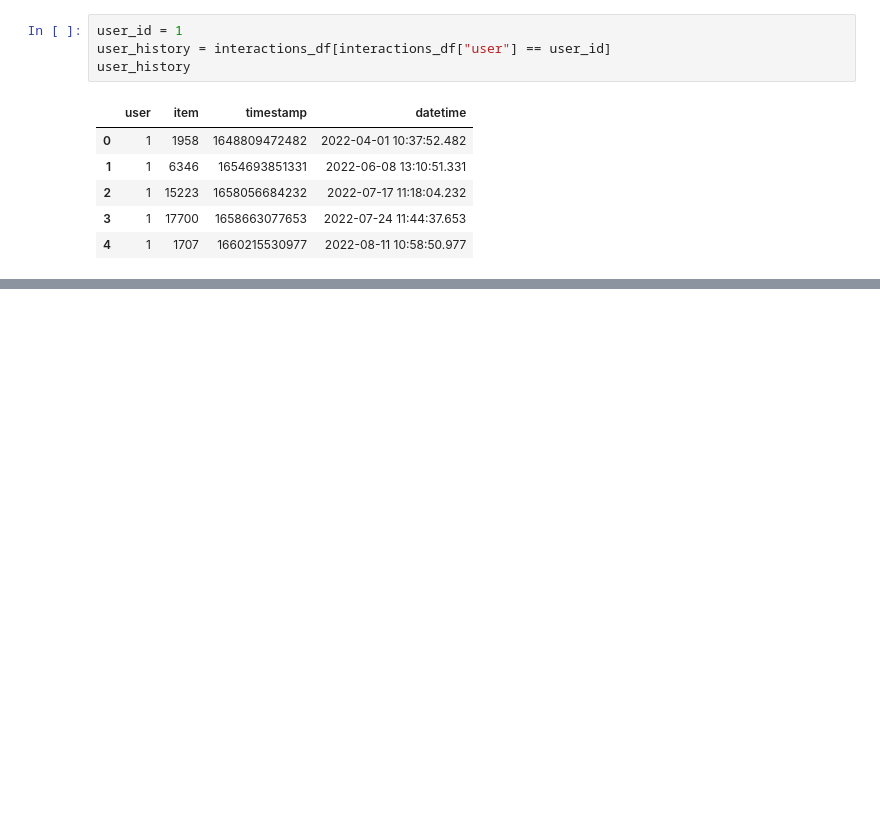
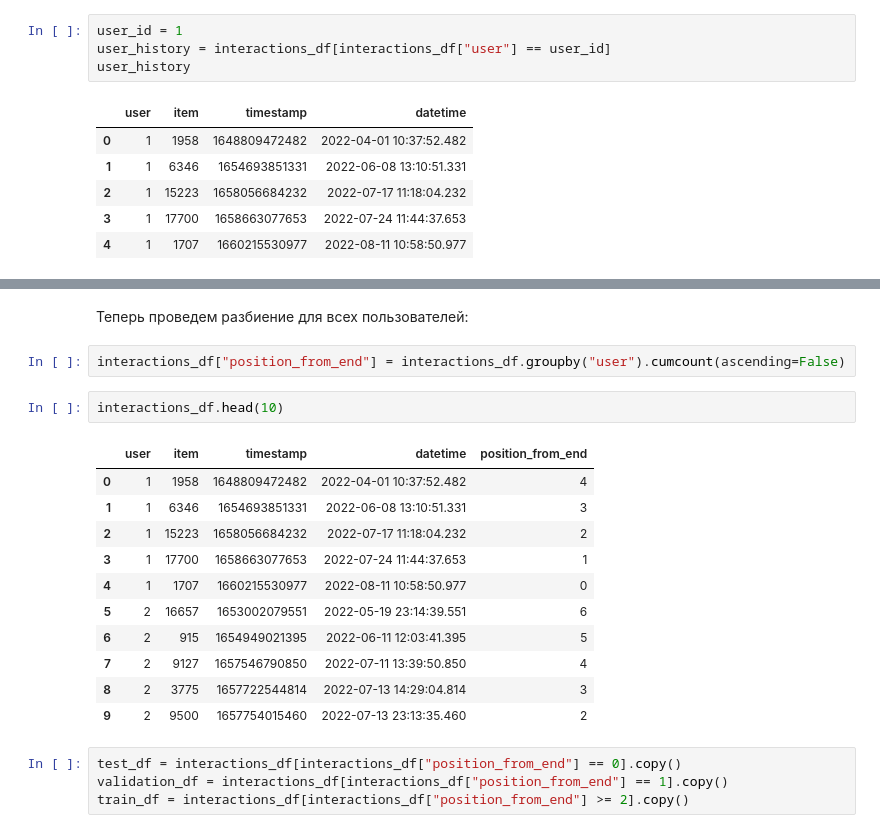
Before and after one commit to USL99/multimodal_RecSys, a Jupyter notebook: notebooks/microlens/02_MicroLens_Split.ipynb, the cells around one changed output, grey strips where cells are left out. Saved outputs shown, nothing was run; the diff lists cells and outputs as text; blank space fills up the shorter version.

```diff
--- a/notebooks/microlens/02_MicroLens_Split.ipynb
+++ b/notebooks/microlens/02_MicroLens_Split.ipynb
@@ -63,0 +96,22 @@ user_history
+# %% [markdown]
+Теперь проведем разбиение для всех пользователей:
+# %%
+interactions_df["position_from_end"] = interactions_df.groupby("user").cumcount(ascending=False)
+# %%
+interactions_df.head(10)
+# %% [output]
+|  | user | item | timestamp | datetime | position_from_end |
+| 0 | 1 | 1958 | 1648809472482 | 2022-04-01 10:37:52.482 | 4 |
+| 1 | 1 | 6346 | 1654693851331 | 2022-06-08 13:10:51.331 | 3 |
+| 2 | 1 | 15223 | 1658056684232 | 2022-07-17 11:18:04.232 | 2 |
+| 3 | 1 | 17700 | 1658663077653 | 2022-07-24 11:44:37.653 | 1 |
+| 4 | 1 | 1707 | 1660215530977 | 2022-08-11 10:58:50.977 | 0 |
+| 5 | 2 | 16657 | 1653002079551 | 2022-05-19 23:14:39.551 | 6 |
+| 6 | 2 | 915 | 1654949021395 | 2022-06-11 12:03:41.395 | 5 |
+| 7 | 2 | 9127 | 1657546790850 | 2022-07-11 13:39:50.850 | 4 |
+| 8 | 2 | 3775 | 1657722544814 | 2022-07-13 14:29:04.814 | 3 |
+| 9 | 2 | 9500 | 1657754015460 | 2022-07-13 23:13:35.460 | 2 |
+# %%
+test_df = interactions_df[interactions_df["position_from_end"] == 0].copy()
+validation_df = interactions_df[interactions_df["position_from_end"] == 1].copy()
+train_df = interactions_df[interactions_df["position_from_end"] >= 2].copy()
```
Also changed, not shown: parts of 30 cells of this notebook.
